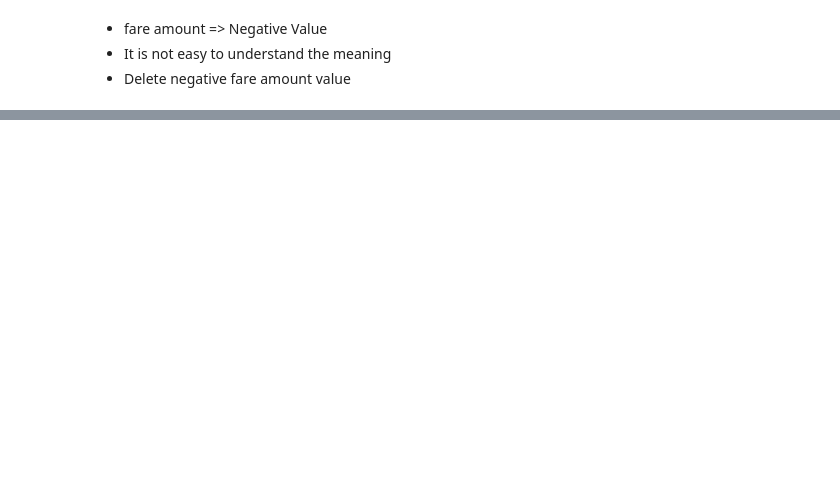
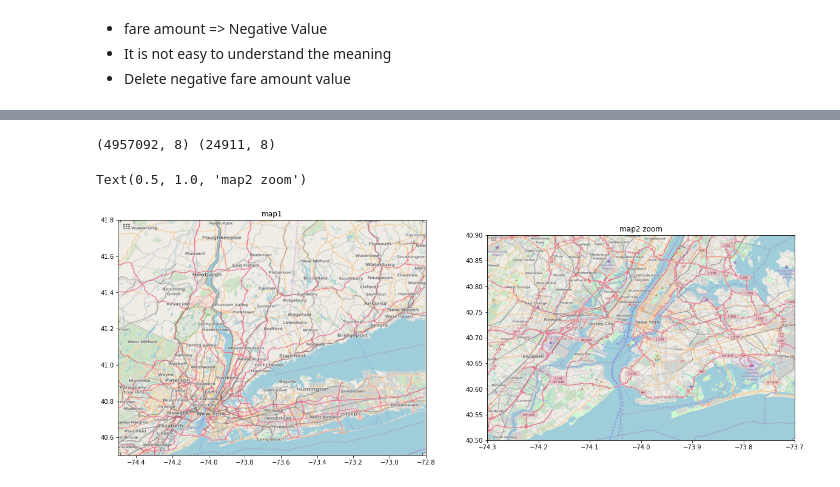
Before and after one commit to soomin461/Kaggle_data_practice, a Jupyter notebook: Kaggle_New_York_Taxi.ipynb, the cells around one changed output, grey strips where cells are left out. Cells and saved outputs as stored; diff of their text form; code cells hidden in the pictures; blank space fills up the shorter version.

```diff
--- a/Kaggle_New_York_Taxi.ipynb
+++ b/Kaggle_New_York_Taxi.ipynb
@@ -169,0 +333,35 @@ train['fare_amount']
+# %%
+for train_index, sample_index in StratifiedShuffleSplit(n_splits=1, test_size=0.005, random_state=42).split(train, train['passenger_count']):
+    train_df = train.loc[train_index]
+    sample_df = train.loc[sample_index]
+print(train_df.shape, sample_df.shape)
+# %% [output]
+(4957092, 8) (24911, 8)
+# %%
+import ssl
+from urllib.request import urlopen
+
+context = ssl._create_unverified_context()
+img_path1 = 'https://aiblog.nl/download/nyc_-74.5_-72.8_40.5_41.8.png'
+map1 = urlopen(img_path1, context = context)
+map1 = plt.imread(map1)
+
+img_path2 = 'https://aiblog.nl/download/nyc_-74.3_-73.7_40.5_40.9.png'
+map2 = urlopen(img_path2, context = context)
+map2 = plt.imread(map2)
+# %%
+fig = plt.figure()
+fig.set_size_inches(20, 10)
+
+box1 = [-74.5, -72.8, 40.5, 41.8]
+ax1 = fig.add_subplot(121)
+ax1.imshow(map1, extent=box1)
+ax1.set_title('map1')
+
+box2 = [-74.3, -73.7, 40.5, 40.9]
+ax2 = fig.add_subplot(122)
+ax2.imshow(map2, extent=box2)
+ax2.set_title('map2 zoom')
+# %% [output]
+Text(0.5, 1.0, 'map2 zoom')
+[figure, added]
```
Also changed, not shown: parts of 25 cells of this notebook.
